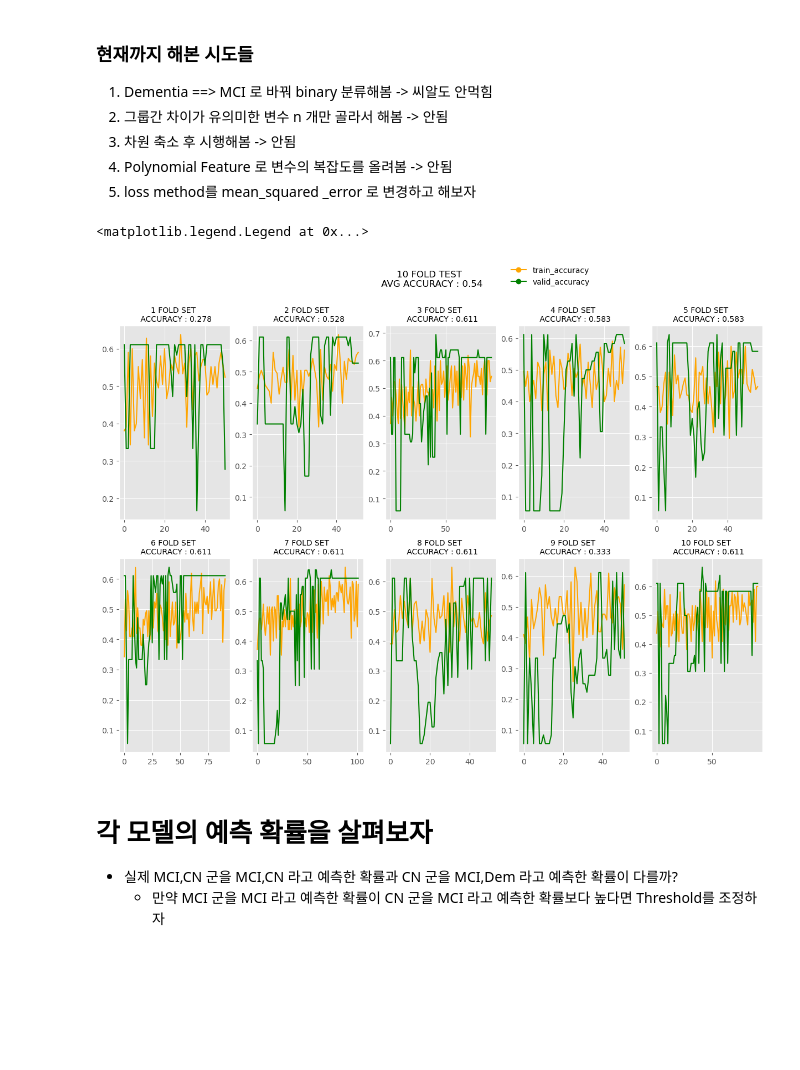
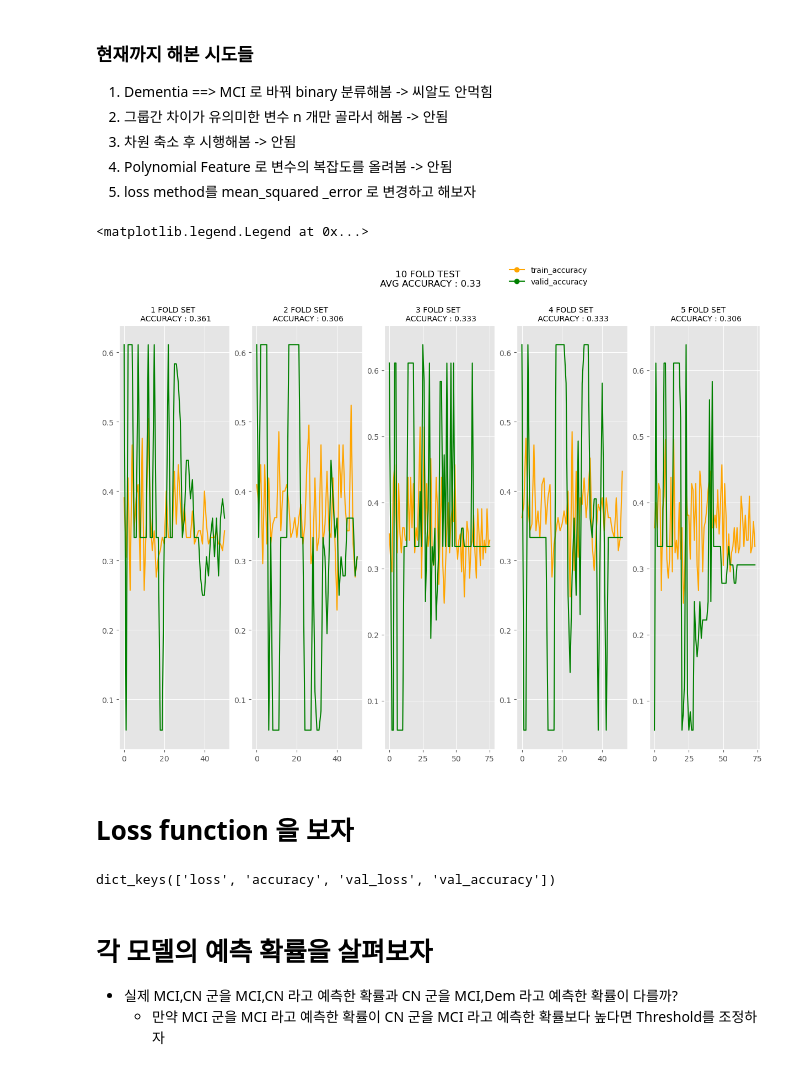
Before and after one commit to yonghyeun/Dementia_Analysis, a Jupyter notebook: LifeLog data/[라이프로그] 활동내역 데이터 모델링.ipynb, the cells around one changed output. Drawn from its saved outputs; the diff is of its cells as text; code cells hidden in the pictures; blank space fills up the shorter version.

```diff
--- a/LifeLog data/[라이프로그] 활동내역 데이터 모델링.ipynb
+++ b/LifeLog data/[라이프로그] 활동내역 데이터 모델링.ipynb
@@ -270,7 +270,7 @@ from sklearn.preprocessing import PolynomialFeatures
 4. Polynomial Feature 로 변수의 복잡도를 올려봄 -> 안됨
 5. loss method를 mean_squared _error 로 변경하고 해보자
 # %%
-REPEATE = 10
+REPEATE = 5
 
 poly = PolynomialFeatures(degree =3, include_bias=False)
 
@@ -278,16 +278,16 @@ poly = PolynomialFeatures(degree =3, include_bias=False)
 X = data[selected_features]
 
 # X = data.drop('target',axis = 1)
-Y = data['target']
+# Y = data['target']
 
 X = poly.fit_transform(X)
 
 params= {'INPUT_SHAPE':X.shape[1:],
-        'FIRST_NODE':512,
+        'FIRST_NODE':516,
         'ALPHA':0.01,
         'LAYERS':15,
         'HIDDEN_NODE':256,
-        'DROPOUT_RATE':0.5}
+        'DROPOUT_RATE':0.3}
 
 
 optimizers = {'loss': 'categorical_crossentropy',
@@ -296,7 +296,7 @@ optimizers = {'loss': 'categorical_crossentropy',
 
 early_stopping = tf.keras.callbacks.EarlyStopping(monitor = 'val_accuracy', patience = 50)
 
-fig,ax = plt.subplots(ncols = 5, nrows = 2,
+fig,ax = plt.subplots(ncols = 5, nrows = 1,
                         figsize = (15,10))
 ax = ax.flatten()
 
@@ -307,7 +307,7 @@ x_test_list = []
 y_test_list = []
 model_list = []
 
-smote = SMOTE(random_state=42)
+# smote = SMOTE(random_state=42)
 
 for i in range(REPEATE):
 
@@ -333,37 +333,44 @@ for i in range(REPEATE):
                 validation_data = (x_test,y_test),
                 epochs = 9999,
                 callbacks = [early_stopping],
-                verbose = 0)
+                verbose = 0,
+                class_weight = {0:10,1:30,2:60})
 
     model_list.append(model)
 
     score = model.evaluate(x_test,y_test,verbose = 0)[-1]
 
     avg_score += score / REPEATE
 
     ax[i].plot(history.history['accuracy'], c = 'orange',label = 'train_accuracy')
     ax[i].plot(history.history['val_accuracy'], c = 'green',label = 'valid_accuracy')
 
     ax[i].set_title(f'{i + 1} FOLD SET \n ACCURACY : {round(score,3)}', fontsize = 10)
 
 
 fig.suptitle(f'10 FOLD TEST \n AVG ACCURACY : {round(avg_score,2)}')
 
 
 color = ['orange','green']
 label = ['train_accuracy','valid_accuracy']
 legend_color = {'train_accuracy':'orange','valid_accuracy':'green'}
 
 
 legend_elements = [plt.Line2D([0], [0], marker='o', color=color, label=label)
                     for label, color in legend_color.items()]
 
 fig.legend(handles=legend_elements,
             bbox_to_anchor = (0.7,1),
             frameon = False)
 # %% [output]
 <matplotlib.legend.Legend at 0x...>
-[figure, old version]
+[figure, new version]
+# %% [markdown]
+# Loss function 을 보자
+# %%
+history.history.keys()
+# %% [output]
+dict_keys(['loss', 'accuracy', 'val_loss', 'val_accuracy'])
 # %%
 import warnings
 
```
Also changed, not shown: parts of 20 cells of this notebook, 9 other files.
